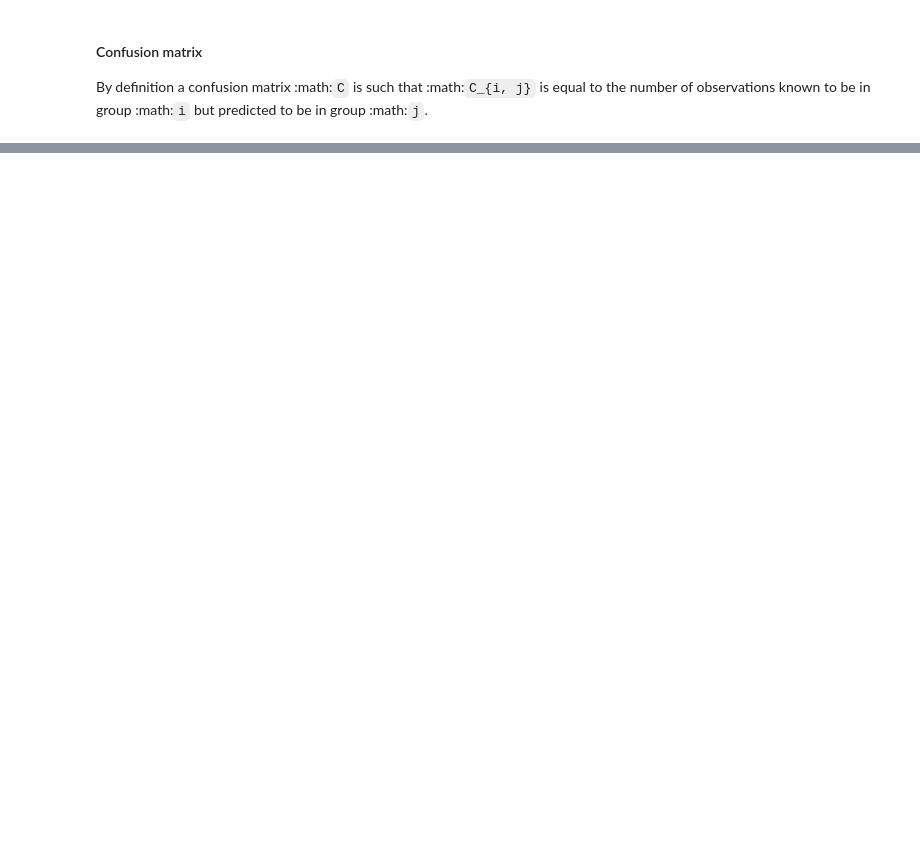
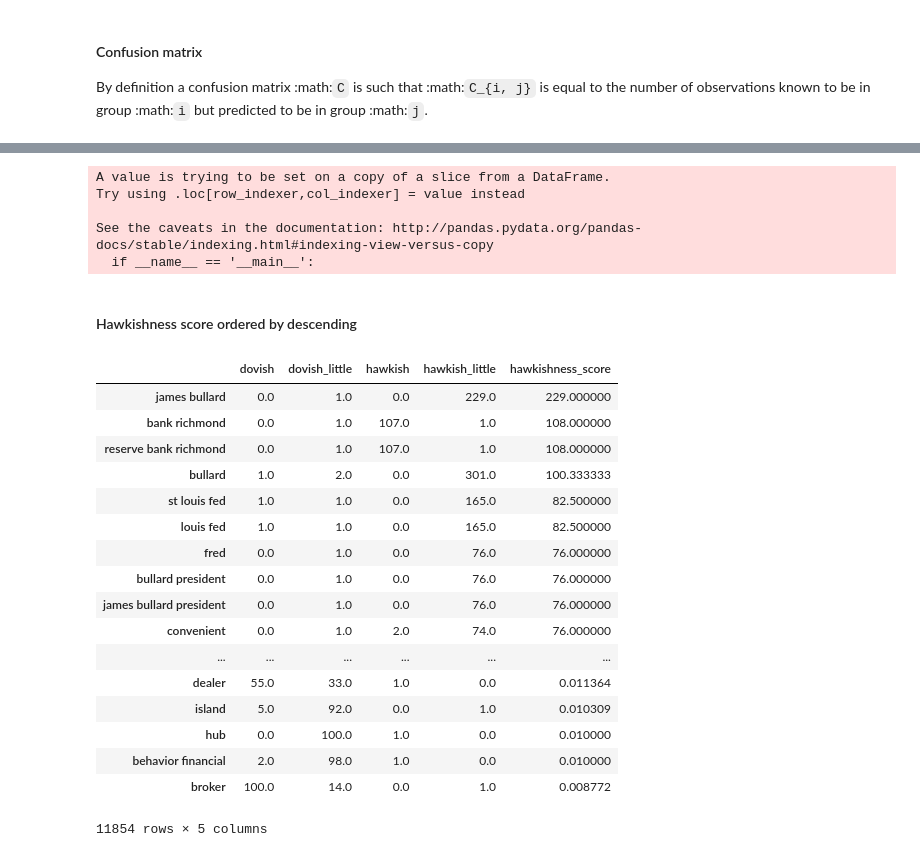
Before and after one commit to minimalgeek/Python, a Jupyter notebook: NLP/FOMC/FOMC urgency analysis 3 - SciKit Learn.ipynb, the cells around one changed output, grey strips where cells are left out. Cells and saved outputs as stored; diff of their text form; code cells hidden in the pictures; blank space fills up the shorter version.

Commit message:
bad data analysis

```diff
--- a/NLP/FOMC/FOMC urgency analysis 3 - SciKit Learn.ipynb
+++ b/NLP/FOMC/FOMC urgency analysis 3 - SciKit Learn.ipynb
@@ -231,0 +250,8 @@ avg / total       0.86      0.84      0.84       242
+# %%
+dovish = nb.feature_count_[0,:]
+little_dovish = nb.feature_count_[1,:]
+little_hawkish = nb.feature_count_[2,:]
+hawkish = nb.feature_count_[3,:]
+# %%
+X_train_tokens = vectorizer.get_feature_names()
+tokens = pd.DataFrame({'dovish':dovish, 'dovish_little':little_dovish, 'hawkish_little':little_hawkish, 'hawkish':hawkish}, index=X_train_tokens)
@@ -231,0 +278,33 @@ avg / total       0.86      0.84      0.84       242
+# %%
+filtered_tokens = tokens[(tokens['dovish'] + tokens['dovish_little'] > 0) & (tokens['hawkish'] + tokens['hawkish_little'] > 0)]
+# %%
+filtered_tokens['hawkishness_score'] = (filtered_tokens['hawkish'] + filtered_tokens['hawkish_little'])/(filtered_tokens['dovish'] + filtered_tokens['dovish_little'])
+# %% [output]
+A value is trying to be set on a copy of a slice from a DataFrame.
+Try using .loc[row_indexer,col_indexer] = value instead
+
+See the caveats in the documentation: http://pandas.pydata.org/pandas-docs/stable/indexing.html#indexing-view-versus-copy
+  if __name__ == '__main__':
+# %% [markdown]
+#### Hawkishness score ordered by descending
+# %%
+filtered_tokens.sort_values(by='hawkishness_score', ascending=False)
+# %% [output]
+|  | dovish | dovish_little | hawkish | hawkish_little | hawkishness_score |
+| james bullard | 0.0 | 1.0 | 0.0 | 229.0 | 229.000000 |
+| bank richmond | 0.0 | 1.0 | 107.0 | 1.0 | 108.000000 |
+| reserve bank richmond | 0.0 | 1.0 | 107.0 | 1.0 | 108.000000 |
+| bullard | 1.0 | 2.0 | 0.0 | 301.0 | 100.333333 |
+| st louis fed | 1.0 | 1.0 | 0.0 | 165.0 | 82.500000 |
+| louis fed | 1.0 | 1.0 | 0.0 | 165.0 | 82.500000 |
+| fred | 0.0 | 1.0 | 0.0 | 76.0 | 76.000000 |
+| bullard president | 0.0 | 1.0 | 0.0 | 76.0 | 76.000000 |
+| james bullard president | 0.0 | 1.0 | 0.0 | 76.0 | 76.000000 |
+| convenient | 0.0 | 1.0 | 2.0 | 74.0 | 76.000000 |
+| ... | ... | ... | ... | ... | ... |
+| dealer | 55.0 | 33.0 | 1.0 | 0.0 | 0.011364 |
+| island | 5.0 | 92.0 | 0.0 | 1.0 | 0.010309 |
+| hub | 0.0 | 100.0 | 1.0 | 0.0 | 0.010000 |
+| behavior financial | 2.0 | 98.0 | 1.0 | 0.0 | 0.010000 |
+| broker | 100.0 | 14.0 | 0.0 | 1.0 | 0.008772 |
+11854 rows × 5 columns
```
Also changed, not shown: parts of 28 cells of this notebook.
